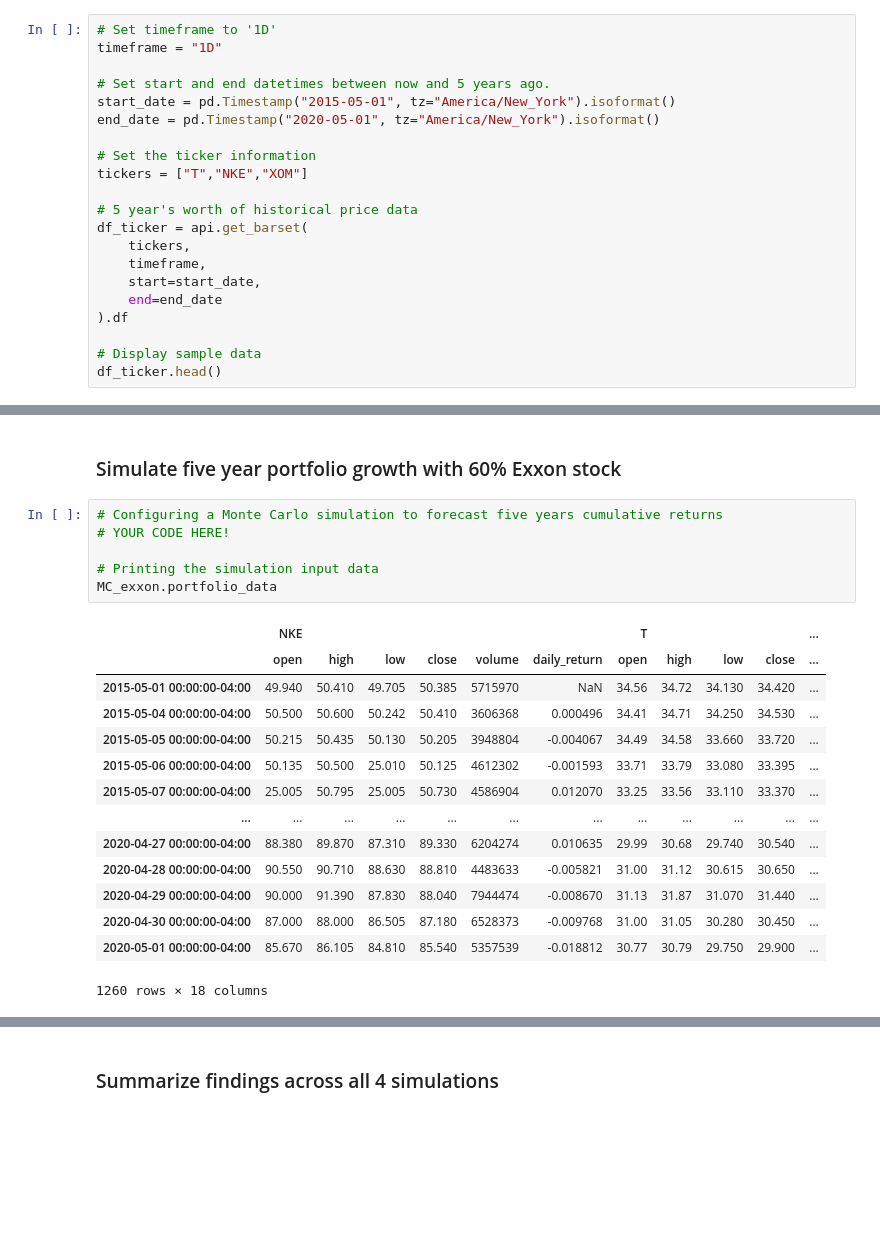
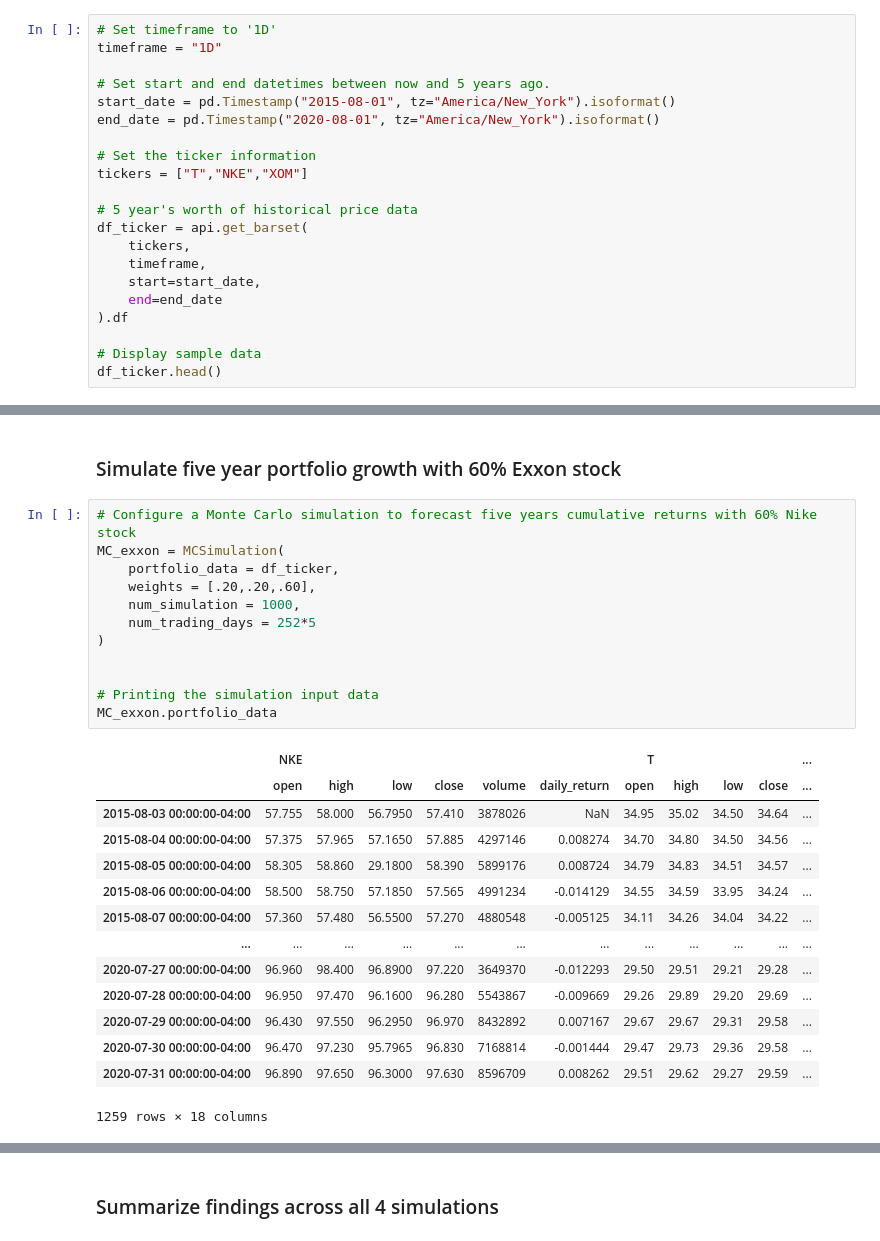
Before and after one commit to KPH3802/Monte_Carlo_Stock_Simulation, a Jupyter notebook: Three_Stock_Monte.ipynb, the cells around one changed output, grey strips where cells are left out. Cells and saved outputs as stored; diff of their text form; blank space fills up the shorter version.

Commit message:
Finished simulations no analysis yyet

```diff
--- a/Three_Stock_Monte.ipynb
+++ b/Three_Stock_Monte.ipynb
@@ -33,8 +33,8 @@ api = tradeapi.REST(
 timeframe = "1D"
 
 # Set start and end datetimes between now and 5 years ago.
-start_date = pd.Timestamp("2015-05-01", tz="America/New_York").isoformat()
-end_date = pd.Timestamp("2020-05-01", tz="America/New_York").isoformat()
+start_date = pd.Timestamp("2015-08-01", tz="America/New_York").isoformat()
+end_date = pd.Timestamp("2020-08-01", tz="America/New_York").isoformat()
 
 # Set the ticker information
 tickers = ["T","NKE","XOM"]
@@ -328,25 +361,31 @@ There is a 95% chance that an initial investment of $15,000 in the portfolio ove
 # %% [markdown]
 ### Simulate five year portfolio growth with 60% Exxon stock
 # %%
-# Configuring a Monte Carlo simulation to forecast five years cumulative returns
-# YOUR CODE HERE!
+# Configure a Monte Carlo simulation to forecast five years cumulative returns with 60% Nike stock
+MC_exxon = MCSimulation(
+    portfolio_data = df_ticker,
+    weights = [.20,.20,.60],
+    num_simulation = 1000,
+    num_trading_days = 252*5
+)
+
 
 # Printing the simulation input data
 MC_exxon.portfolio_data
 # %% [output]
 |  | NKE |  |  |  |  |  | T |  |  |  | ... |
 |  | open | high | low | close | volume | daily_return | open | high | low | close | ... |
-| 2015-05-01 00:00:00-04:00 | 49.940 | 50.410 | 49.705 | 50.385 | 5715970 | NaN | 34.56 | 34.72 | 34.130 | 34.420 | ... |
-| 2015-05-04 00:00:00-04:00 | 50.500 | 50.600 | 50.242 | 50.410 | 3606368 | 0.000496 | 34.41 | 34.71 | 34.250 | 34.530 | ... |
-| 2015-05-05 00:00:00-04:00 | 50.215 | 50.435 | 50.130 | 50.205 | 3948804 | -0.004067 | 34.49 | 34.58 | 33.660 | 33.720 | ... |
-| 2015-05-06 00:00:00-04:00 | 50.135 | 50.500 | 25.010 | 50.125 | 4612302 | -0.001593 | 33.71 | 33.79 | 33.080 | 33.395 | ... |
-| 2015-05-07 00:00:00-04:00 | 25.005 | 50.795 | 25.005 | 50.730 | 4586904 | 0.012070 | 33.25 | 33.56 | 33.110 | 33.370 | ... |
+| 2015-08-03 00:00:00-04:00 | 57.755 | 58.000 | 56.7950 | 57.410 | 3878026 | NaN | 34.95 | 35.02 | 34.50 | 34.64 | ... |
+| 2015-08-04 00:00:00-04:00 | 57.375 | 57.965 | 57.1650 | 57.885 | 4297146 | 0.008274 | 34.70 | 34.80 | 34.50 | 34.56 | ... |
+| 2015-08-05 00:00:00-04:00 | 58.305 | 58.860 | 29.1800 | 58.390 | 5899176 | 0.008724 | 34.79 | 34.83 | 34.51 | 34.57 | ... |
+| 2015-08-06 00:00:00-04:00 | 58.500 | 58.750 | 57.1850 | 57.565 | 4991234 | -0.014129 | 34.55 | 34.59 | 33.95 | 34.24 | ... |
+| 2015-08-07 00:00:00-04:00 | 57.360 | 57.480 | 56.5500 | 57.270 | 4880548 | -0.005125 | 34.11 | 34.26 | 34.04 | 34.22 | ... |
 | ... | ... | ... | ... | ... | ... | ... | ... | ... | ... | ... | ... |
-| 2020-04-27 00:00:00-04:00 | 88.380 | 89.870 | 87.310 | 89.330 | 6204274 | 0.010635 | 29.99 | 30.68 | 29.740 | 30.540 | ... |
-| 2020-04-28 00:00:00-04:00 | 90.550 | 90.710 | 88.630 | 88.810 | 4483633 | -0.005821 | 31.00 | 31.12 | 30.615 | 30.650 | ... |
-| 2020-04-29 00:00:00-04:00 | 90.000 | 91.390 | 87.830 | 88.040 | 7944474 | -0.008670 | 31.13 | 31.87 | 31.070 | 31.440 | ... |
-| 2020-04-30 00:00:00-04:00 | 87.000 | 88.000 | 86.505 | 87.180 | 6528373 | -0.009768 | 31.00 | 31.05 | 30.280 | 30.450 | ... |
-| 2020-05-01 00:00:00-04:00 | 85.670 | 86.105 | 84.810 | 85.540 | 5357539 | -0.018812 | 30.77 | 30.79 | 29.750 | 29.900 | ... |
+| 2020-07-27 00:00:00-04:00 | 96.960 | 98.400 | 96.8900 | 97.220 | 3649370 | -0.012293 | 29.50 | 29.51 | 29.21 | 29.28 | ... |
+| 2020-07-28 00:00:00-04:00 | 96.950 | 97.470 | 96.1600 | 96.280 | 5543867 | -0.009669 | 29.26 | 29.89 | 29.20 | 29.69 | ... |
+| 2020-07-29 00:00:00-04:00 | 96.430 | 97.550 | 96.2950 | 96.970 | 8432892 | 0.007167 | 29.67 | 29.67 | 29.31 | 29.58 | ... |
+| 2020-07-30 00:00:00-04:00 | 96.470 | 97.230 | 95.7965 | 96.830 | 7168814 | -0.001444 | 29.47 | 29.73 | 29.36 | 29.58 | ... |
+| 2020-07-31 00:00:00-04:00 | 96.890 | 97.650 | 96.3000 | 97.630 | 8596709 | 0.008262 | 29.51 | 29.62 | 29.27 | 29.59 | ... |
-1260 rows × 18 columns
+1259 rows × 18 columns
 # %%
 # Run a Monte Carlo simulation to forecast five years cumulative returns with 60% Exxon stock
```
Also changed, not shown: parts of 35 cells of this notebook, 8 other files.
